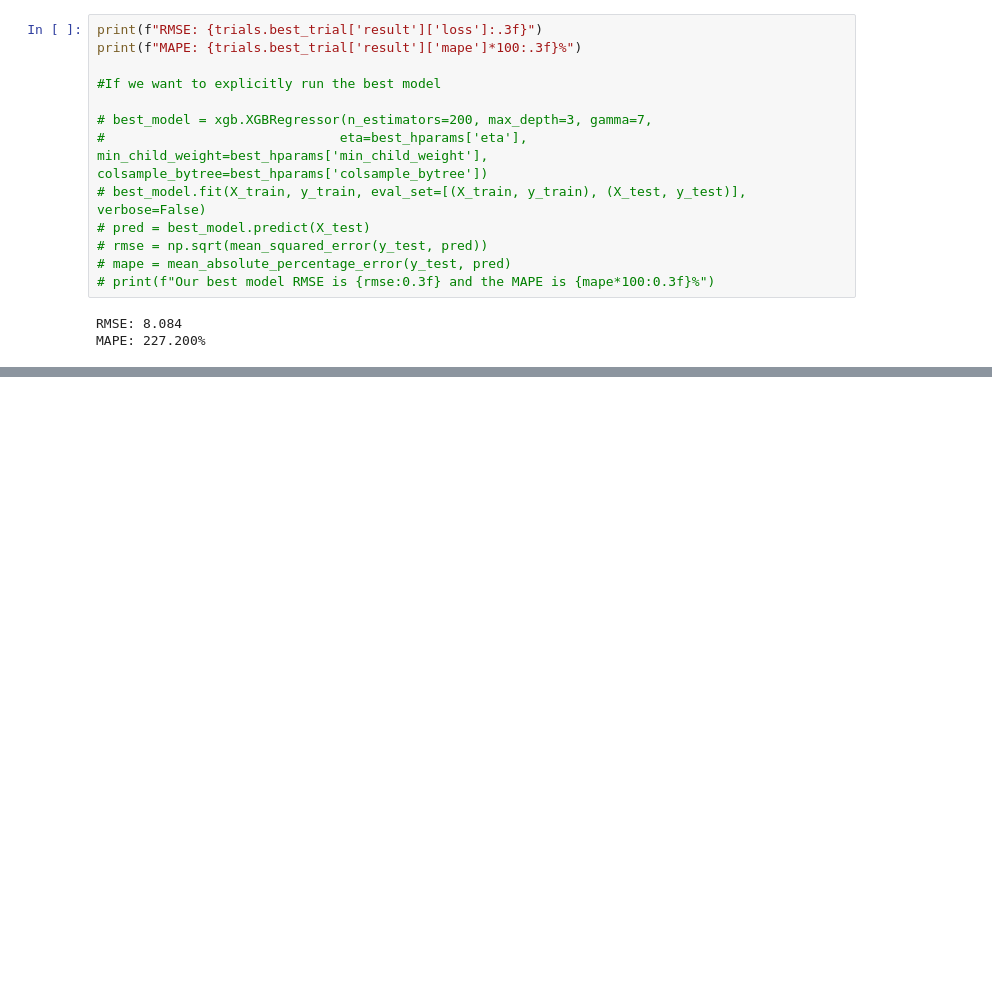
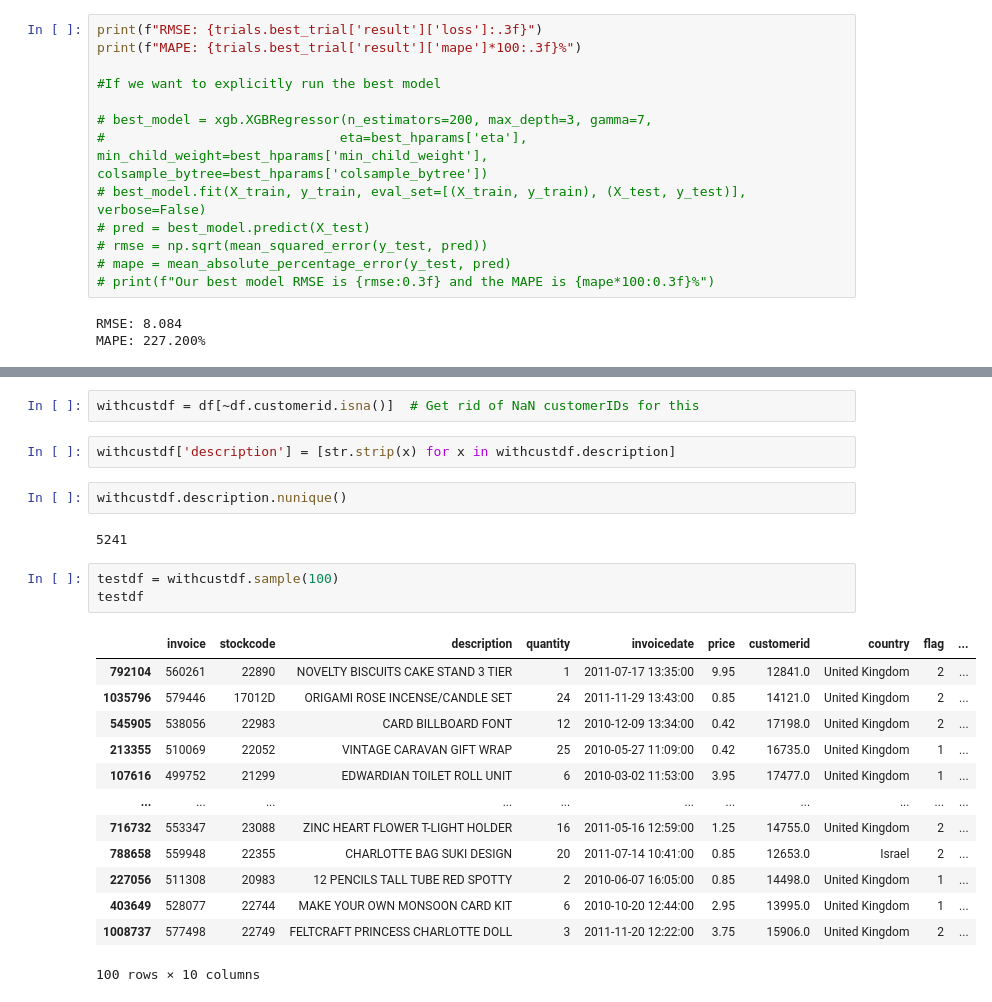
Before and after one commit to zadealfalah/salesSample, a Jupyter notebook: onlineRetail2/onlineRetail.ipynb, the cells around one changed output, grey strips where cells are left out. Saved outputs shown, nothing was run; the diff lists cells and outputs as text; blank space fills up the shorter version.

```diff
--- a/onlineRetail2/onlineRetail.ipynb
+++ b/onlineRetail2/onlineRetail.ipynb
@@ -864,0 +879,25 @@ MAPE: 227.200%
+# %%
+withcustdf = df[~df.customerid.isna()]  # Get rid of NaN customerIDs for this
+# %%
+withcustdf['description'] = [str.strip(x) for x in withcustdf.description]
+# %%
+withcustdf.description.nunique()
+# %% [output]
+5241
+# %%
+testdf = withcustdf.sample(100)
+testdf
+# %% [output]
+|  | invoice | stockcode | description | quantity | invoicedate | price | customerid | country | flag | ... |
+| 792104 | 560261 | 22890 | NOVELTY BISCUITS CAKE STAND 3 TIER | 1 | 2011-07-17 13:35:00 | 9.95 | 12841.0 | United Kingdom | 2 | ... |
+| 1035796 | 579446 | 17012D | ORIGAMI ROSE INCENSE/CANDLE SET | 24 | 2011-11-29 13:43:00 | 0.85 | 14121.0 | United Kingdom | 2 | ... |
+| 545905 | 538056 | 22983 | CARD BILLBOARD FONT | 12 | 2010-12-09 13:34:00 | 0.42 | 17198.0 | United Kingdom | 2 | ... |
+| 213355 | 510069 | 22052 | VINTAGE CARAVAN GIFT WRAP | 25 | 2010-05-27 11:09:00 | 0.42 | 16735.0 | United Kingdom | 1 | ... |
+| 107616 | 499752 | 21299 | EDWARDIAN TOILET ROLL UNIT | 6 | 2010-03-02 11:53:00 | 3.95 | 17477.0 | United Kingdom | 1 | ... |
+| ... | ... | ... | ... | ... | ... | ... | ... | ... | ... | ... |
+| 716732 | 553347 | 23088 | ZINC HEART FLOWER T-LIGHT HOLDER | 16 | 2011-05-16 12:59:00 | 1.25 | 14755.0 | United Kingdom | 2 | ... |
+| 788658 | 559948 | 22355 | CHARLOTTE BAG SUKI DESIGN | 20 | 2011-07-14 10:41:00 | 0.85 | 12653.0 | Israel | 2 | ... |
+| 227056 | 511308 | 20983 | 12 PENCILS TALL TUBE RED SPOTTY | 2 | 2010-06-07 16:05:00 | 0.85 | 14498.0 | United Kingdom | 1 | ... |
+| 403649 | 528077 | 22744 | MAKE YOUR OWN MONSOON CARD KIT | 6 | 2010-10-20 12:44:00 | 2.95 | 13995.0 | United Kingdom | 1 | ... |
+| 1008737 | 577498 | 22749 | FELTCRAFT PRINCESS CHARLOTTE DOLL | 3 | 2011-11-20 12:22:00 | 3.75 | 15906.0 | United Kingdom | 2 | ... |
+100 rows × 10 columns
```
Also changed, not shown: parts of 20 cells of this notebook.
